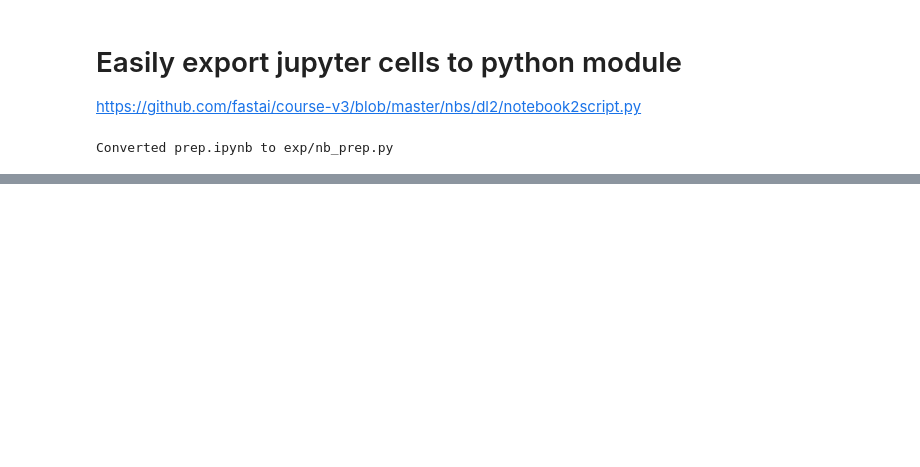
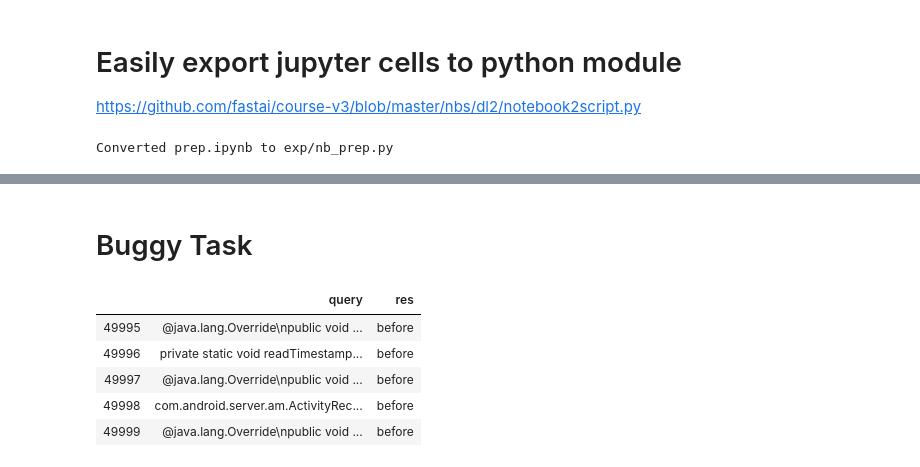
Before and after one commit to ncoop57/sme_qa, a Jupyter notebook: main/src/prep/prep.ipynb, the cells around one changed output, grey strips where cells are left out. Saved outputs shown, nothing was run; the diff lists cells and outputs as text; code cells hidden in the pictures; blank space fills up the shorter version.

```diff
--- a/main/src/prep/prep.ipynb
+++ b/main/src/prep/prep.ipynb
@@ -248,3 +263,17 @@ merged_dfs[0].head()
 print(merged_dfs[0]["query"][50000])
 # %%
 len(merged_dfs[0])
+# %% [markdown]
+# Buggy Task
+# %%
+data_path = Path('/tf/data/datasets')
+# %%
+df = pd.read_csv(data_path/"buggy/sm_train.csv", names = ["query", "res"])
+df.tail()
+# %% [output]
+|  | query | res |
+| 49995 | @java.lang.Override\npublic void ... | before |
+| 49996 | private static void readTimestamp... | before |
+| 49997 | @java.lang.Override\npublic void ... | before |
+| 49998 | com.android.server.am.ActivityRec... | before |
+| 49999 | @java.lang.Override\npublic void ... | before |
```
Also changed, not shown: parts of 14 cells of this notebook, 4 other files.
